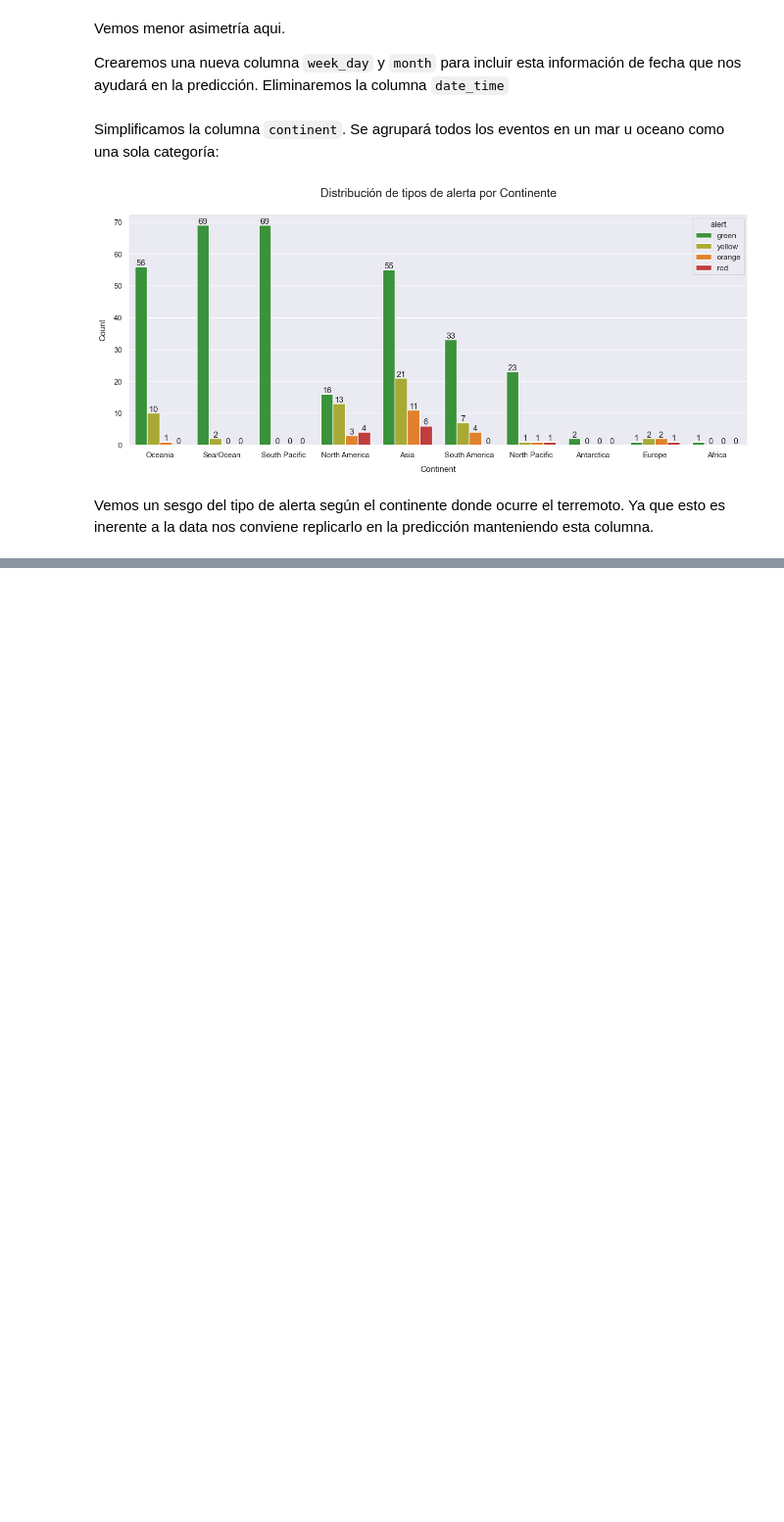
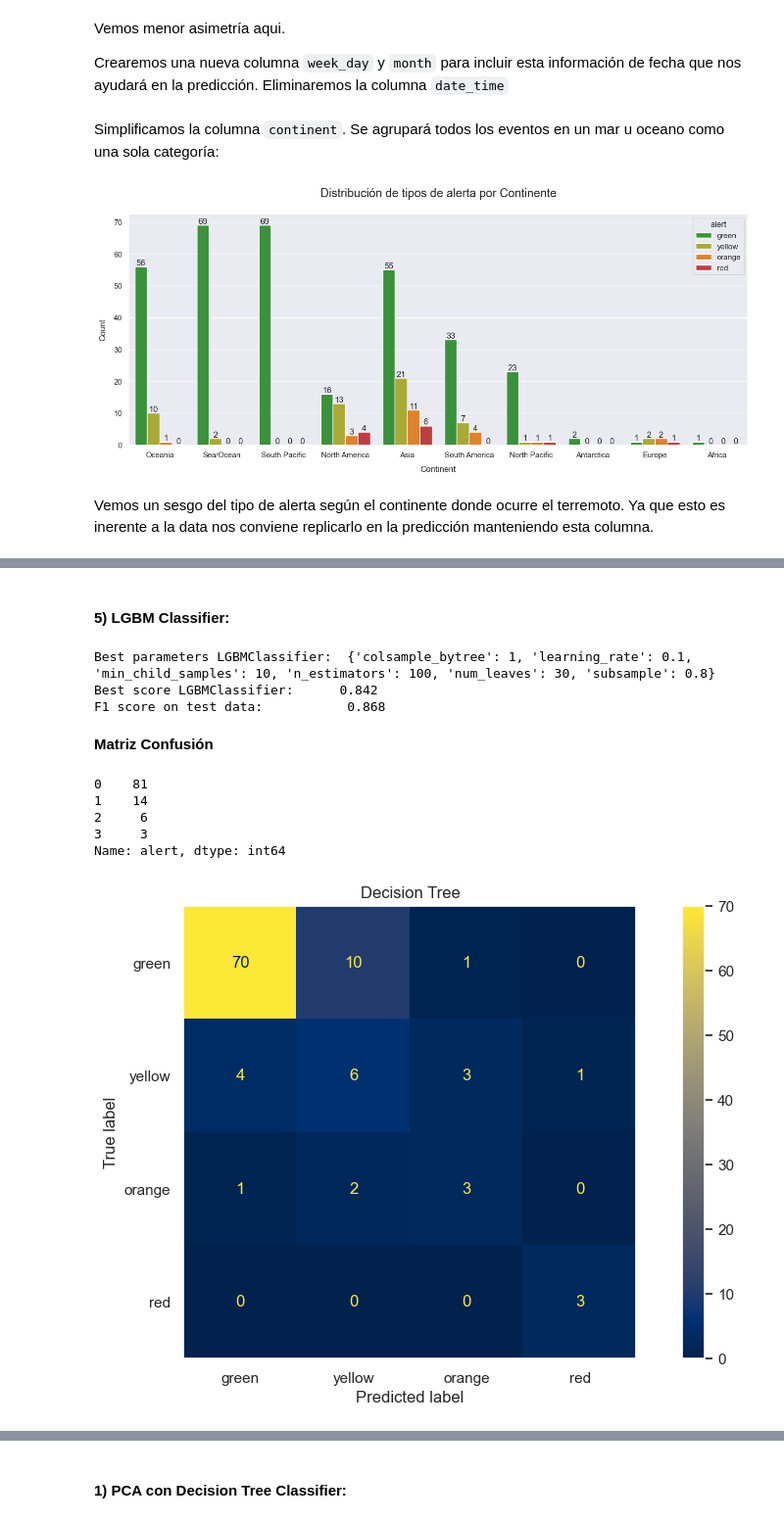
Before and after one commit to Erwin-d3v/Proyecto-2, a Jupyter notebook: Earthquakes.ipynb, the cells around one changed output, grey strips where cells are left out. Shown at 98% size. Drawn from its saved outputs; the diff is of its cells as text; code cells hidden in the pictures; blank space fills up the shorter version.

```diff
--- a/Earthquakes.ipynb
+++ b/Earthquakes.ipynb
@@ -630,0 +819,30 @@ dtype: int64
+# %% [markdown]
+#### 5) LGBM Classifier:
+# %%
+# Optimización Hyper-parámetros LGBMClassifier
+lgbm = LGBMClassifier()
+lgbm.fit(X_train_processed, y_train)
+
+param_grid = {
+  'num_leaves': [25, 30, 35],
+  'learning_rate': [0.1, 0.01],
+  'n_estimators': [80, 100, 120],
+  'min_child_samples': [10, 20],
+  'subsample': [0.8, 1],
+  'colsample_bytree': [0.8, 1]
+}
+
+gs_lgbm = GridSearchCV(lgbm, param_grid, cv=5, scoring='f1_weighted')
+gs_lgbm.fit(X_train_processed, y_train)
+
+lgbm = LGBMClassifier(**gs_lgbm.best_params_)
+lgbm.fit(X_train_processed, y_train)
+y_pred_lgbm = lgbm.predict(X_test_processed)
+
+print("Best parameters LGBMClassifier: ", gs_lgbm.best_params_)
+print("Best score LGBMClassifier: \t{:.3f}".format(gs_lgbm.best_score_))
+print("F1 score on test data:\t\t", round(f1_score(y_test, y_pred_lgbm, average='weighted'), 3))
+# %% [output]
+Best parameters LGBMClassifier:  {'colsample_bytree': 1, 'learning_rate': 0.1, 'min_child_samples': 10, 'n_estimators': 100, 'num_leaves': 30, 'subsample': 0.8}
+Best score LGBMClassifier:      0.842
+F1 score on test data:           0.868
@@ -630,0 +851,29 @@ dtype: int64
+# %% [markdown]
+**Matriz Confusión**
+# %%
+sns.set_style("dark")
+
+models = ["Decision Tree", "Random Forest", "Gradient Boosting", "XGBoost", "LGMB"]
+
+pred = {
+  "Decision Tree" : y_pred_dtc,
+  "Random Forest" : y_pred_rfc,
+  "Gradient Boosting" : y_pred_gbc,
+  "XGBoost" : y_pred_xgb,
+  "LGMB" : y_pred_lgbm
+}
+
+print(y_test.value_counts())
+
+for model in models:
+  cm = confusion_matrix(y_test, pred[model])
+  cmd = ConfusionMatrixDisplay(cm, display_labels=["green", "yellow", "orange", "red"])
+  cmd.plot(cmap="cividis")
+  cmd.ax_.set_title(model)
+# %% [output]
+0    81
+1    14
+2     6
+3     3
+Name: alert, dtype: int64
+[figure, added]
@@ -630,0 +896,2 @@ dtype: int64
+# %% [markdown]
+#### 1) PCA con Decision Tree Classifier:
```
Also changed, not shown: parts of 32 cells of this notebook.
